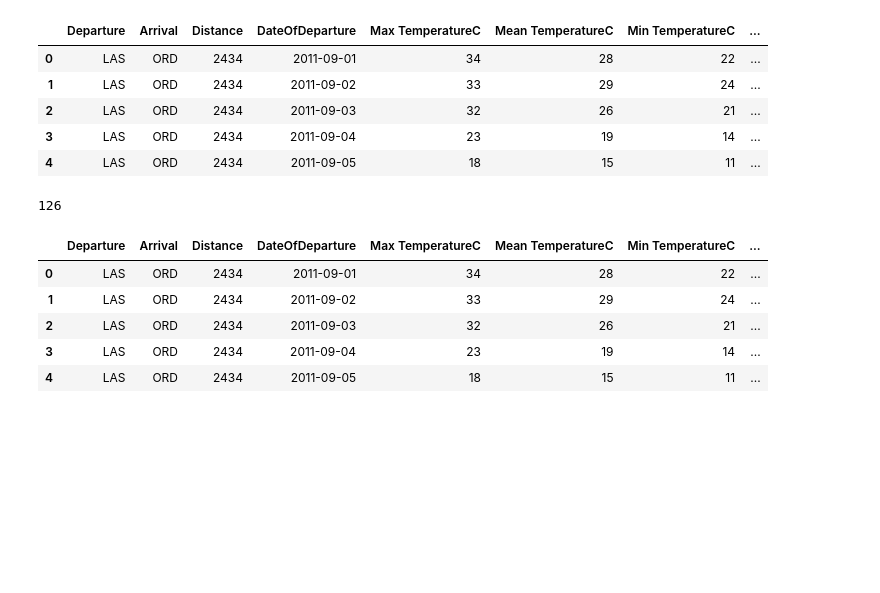
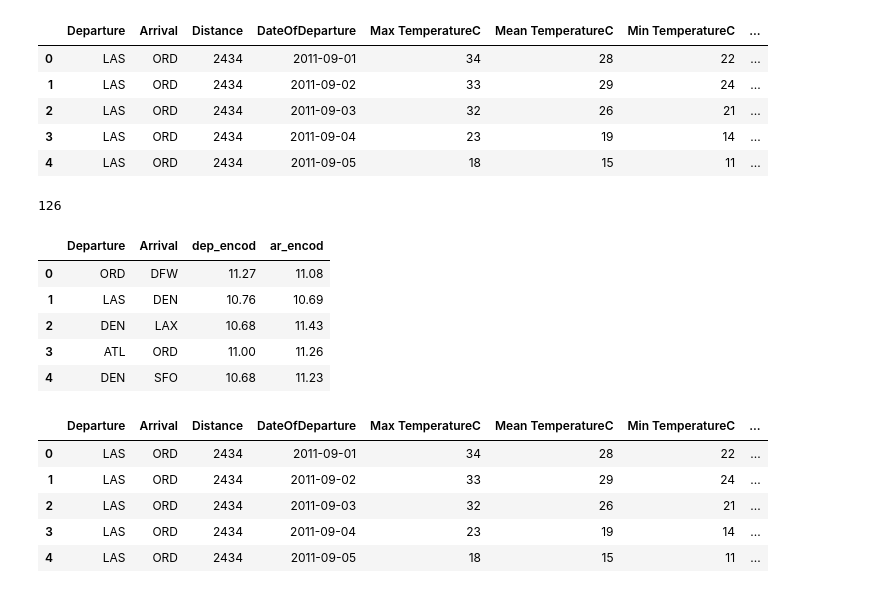
Before and after one commit to AdrienToulouse/Predicting_air_traffic, a Jupyter notebook: External_data.ipynb, the cells around one changed output. Saved outputs shown, nothing was run; the diff lists cells and outputs as text; code cells hidden in the pictures; blank space fills up the shorter version.

```diff
--- a/External_data.ipynb
+++ b/External_data.ipynb
@@ -113,11 +88,19 @@ X_ext.head()
 # %%
 X_encoded['dep_encod'] = np.round(X_encoded['dep_encod'], 2)
 X_encoded['ar_encod'] = np.round(X_encoded['ar_encod'], 2)
-X_encoded = X_encoded.drop(['DateOfDeparture'], axis=1)
 X_encoded = X_encoded.drop_duplicates()
 X_encoded.iloc[:,2].count()
 # %% [output]
 126
+# %%
+X_encoded.head()
+# %% [output]
+|  | Departure | Arrival | dep_encod | ar_encod |
+| 0 | ORD | DFW | 11.27 | 11.08 |
+| 1 | LAS | DEN | 10.76 | 10.69 |
+| 2 | DEN | LAX | 10.68 | 11.43 |
+| 3 | ATL | ORD | 11.00 | 11.26 |
+| 4 | DEN | SFO | 10.68 | 11.23 |
 # %%
 X_ext_2 = pd.merge( X_ext, X_encoded, how='left',
             left_on=['Departure', 'Arrival'],
```
Also changed, not shown: parts of 17 cells of this notebook, 10 other files.
